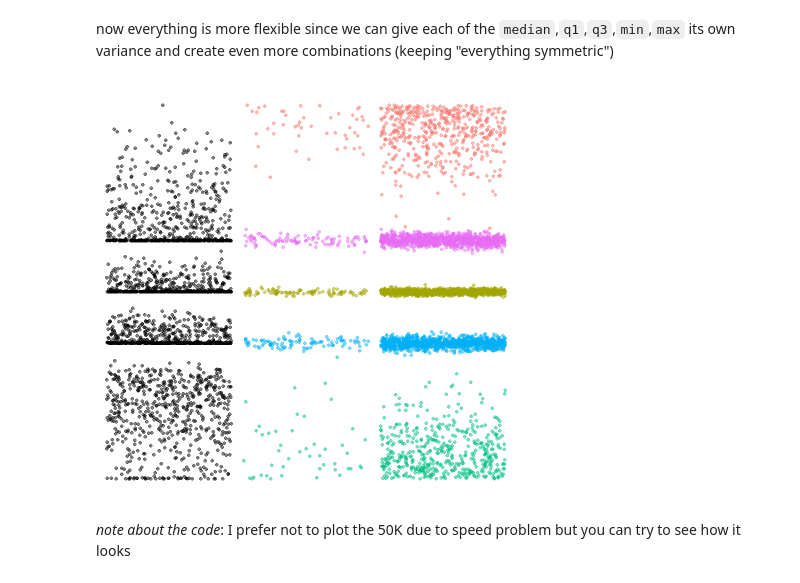
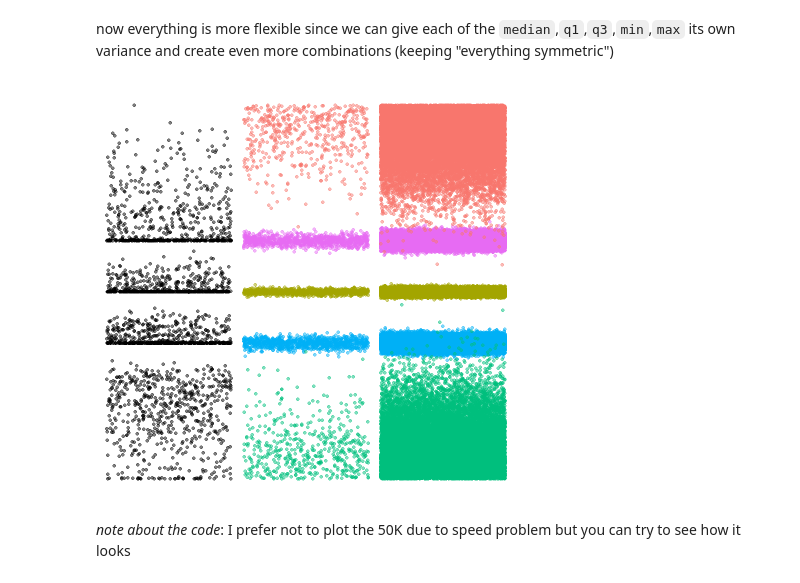
Before and after one commit to jojosgithub/blog, a Jupyter notebook: _notebooks/2021-06-18-samedata.ipynb, the cells around one changed output. Drawn from its saved outputs; the diff is of its cells as text; code cells hidden in the pictures.

```diff
--- a/_notebooks/2021-06-18-samedata.ipynb
+++ b/_notebooks/2021-06-18-samedata.ipynb
@@ -133,29 +131,26 @@ min_r <- in_dat[1]
 max_r <- in_dat[6]
 sd_r <- abs(max_r-min_r)/10
 
-
-n_points = c(100,1000,5000)
-
-
+n_points = c(100,1000,50000)
 
 t100 <- boxSim(100,in_dat[3],in_dat[2], in_dat[5],in_dat[1],in_dat[6],c(0.1,0.2,0.2,2,2))
 t1k  <- boxSim(1000,in_dat[3],in_dat[2], in_dat[5],in_dat[1],in_dat[6],c(0.1,0.2,0.2,2,2))
-t5k  <- boxSim(50000,in_dat[3],in_dat[2], in_dat[5],in_dat[1],in_dat[6],c(0.1,0.2,0.2,2,2))
+t50k  <- boxSim(50000,in_dat[3],in_dat[2], in_dat[5],in_dat[1],in_dat[6],c(0.1,0.2,0.2,2,2))
 
 t100_2 <- boxSim(100,in_dat[3],in_dat[2], in_dat[5],in_dat[1],in_dat[6],c(0.2,0.2,0.2,3,3))
 t1k_2  <- boxSim(1000,in_dat[3],in_dat[2], in_dat[5],in_dat[1],in_dat[6],c(0.2,0.2,0.2,3,3))
-t5k_2 <- boxSim(50000,in_dat[3],in_dat[2], in_dat[5],in_dat[1],in_dat[6],c(0.2,0.2,0.2,3,3))
+t50k_2 <- boxSim(50000,in_dat[3],in_dat[2], in_dat[5],in_dat[1],in_dat[6],c(0.2,0.2,0.2,3,3))
 
 ptest <-ggplot(t100, aes(x = 1, y =sim, color=sim_lab)) +
 	   geom_jitter(alpha=0.5)							+
        theme_void() +
 	   xlim(-1, 3)
 
-
 legend <- cowplot::get_legend(ptest)
 
 datr <- data.table(box_plots$left)
 colnames(datr) <- c("y")
+
 pref <-  ggplot(datr, aes(x = 1, y = y )) +
 	   geom_jitter(alpha=0.5)							+
        theme_void() +
@@ -165,37 +160,37 @@ pt100 <-ggplot(t100, aes(x = 1, y =sim, color=sim_lab)) +
 	   geom_jitter(alpha=0.5)							+
        theme_void() +
 	   theme(legend.position = "none")
 
 pt1k <-ggplot(t1k, aes(x = 1, y =sim, color=sim_lab)) +
 	   geom_jitter(alpha=0.5)							+
        theme_void() +
 	   theme(legend.position = "none")
 
-pt5k <-ggplot(t5k, aes(x = 1, y =sim, color=sim_lab)) +
+pt50k <-ggplot(t50k, aes(x = 1, y =sim, color=sim_lab)) +
 	   geom_jitter(alpha=0.5)							+
        theme_void() +
 	   theme(legend.position = "none")
 
 pt100_2 <-ggplot(t100_2, aes(x = 1, y =sim, color=sim_lab)) +
 	   geom_jitter(alpha=0.5)							+
        theme_void() +
 	   theme(legend.position = "none")
 
 pt1k_2 <-ggplot(t1k_2, aes(x = 1, y =sim, color=sim_lab)) +
 	   geom_jitter(alpha=0.5)							+
        theme_void() +
 	   theme(legend.position = "none")
 
-pt5k_2 <-ggplot(t5k_2, aes(x = 1, y =sim, color=sim_lab)) +
+pt5k_2 <-ggplot(t50k_2, aes(x = 1, y =sim, color=sim_lab)) +
 	   geom_jitter(alpha=0.5)							+
        theme_void() +
 	   theme(legend.position = "none")
 
 library(patchwork)
 
-pref + pt100 + pt1k
+pref + pt1k + pt50k
 # %% [output]
-[figure, old version]
+[figure, new version]
 # %% [markdown]
 *note about the code*: I prefer not to plot the 50K due to speed problem but you can try to see how it looks
 # %% [markdown]
```
Also changed, not shown: parts of 7 cells of this notebook.
